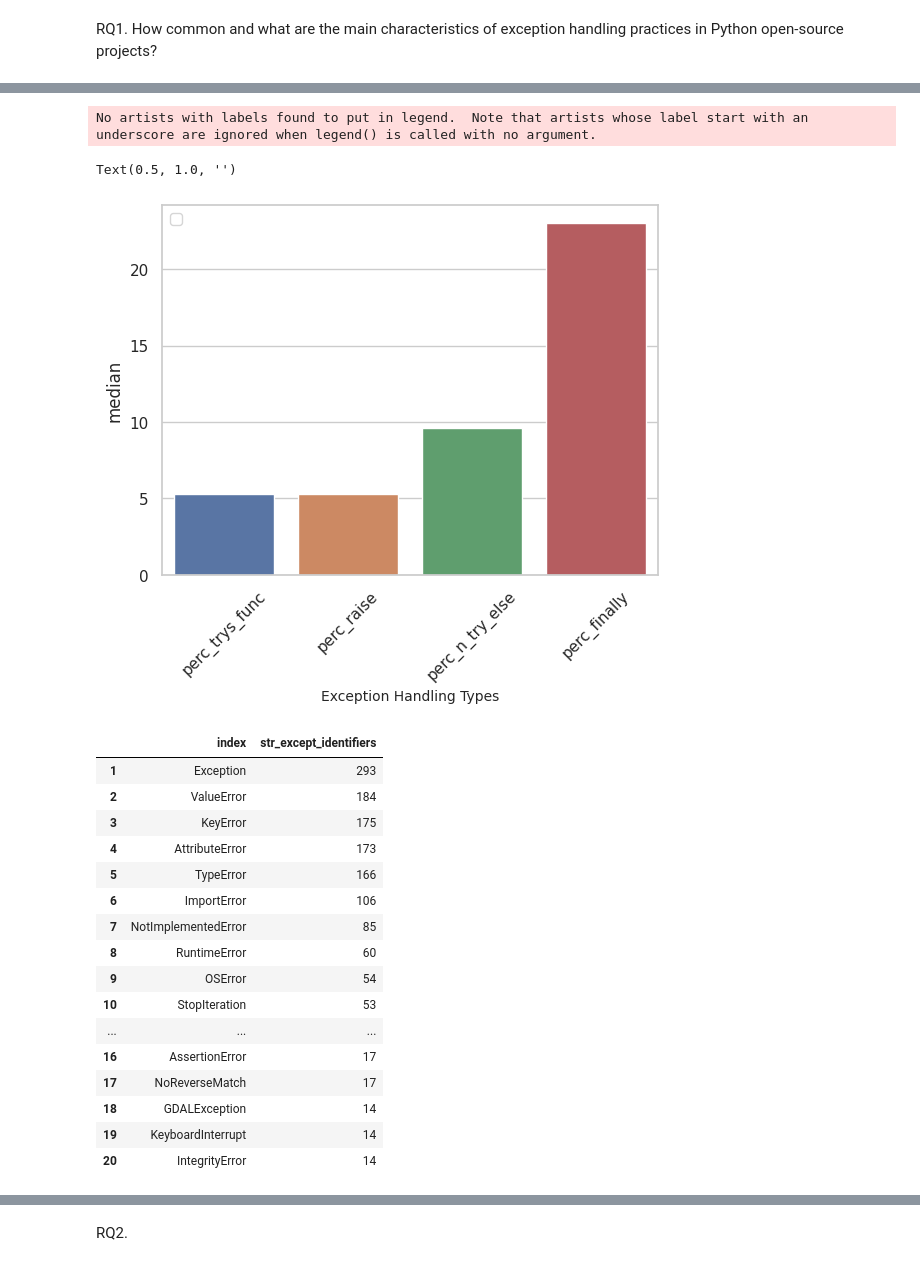
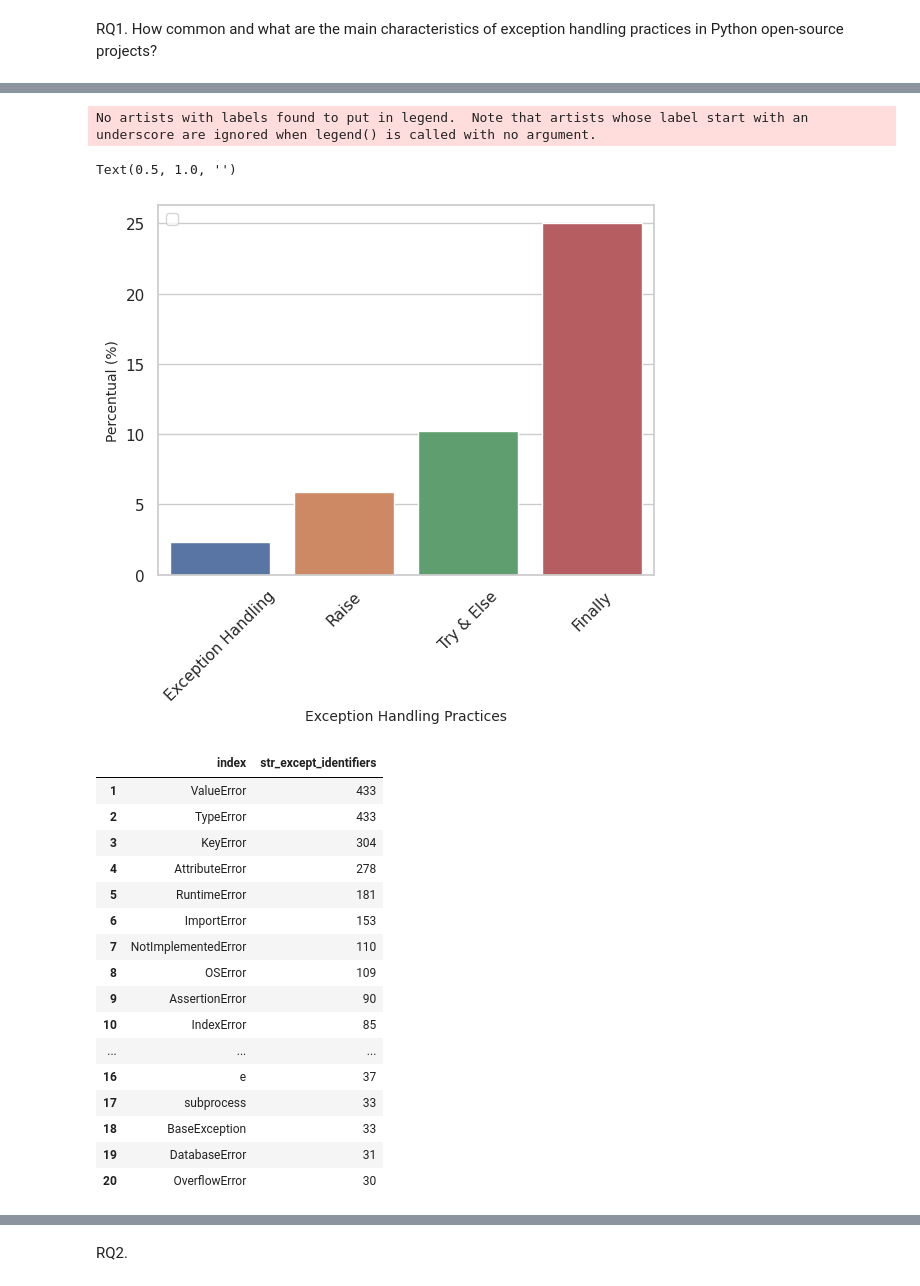
Before and after one commit to r4phael/exception-miner-multi, a Jupyter notebook: notebooks/eh_py_analysis.ipynb, the cells around one changed output, grey strips where cells are left out. Drawn from its saved outputs; the diff is of its cells as text; code cells hidden in the pictures.

```diff
--- a/notebooks/eh_py_analysis.ipynb
+++ b/notebooks/eh_py_analysis.ipynb
@@ -288,0 +278,6 @@ Name: str_except_identifiers, Length: 147, dtype: int64
+# %%
+df_rq1 = df.agg({'function': ['count'], 'n_try_except_uni': ['sum'], 'n_raise_uni': ['sum'], 'n_finally_uni': ['sum'], 'n_try_else_uni': ['sum'] })
+df_rq1 = df_rq1.max().to_frame().T
+
+#df_rq1 = df.groupby('project').agg({'function': ['count'], 'n_try_except_uni': ['sum'], 'n_raise_uni': ['sum'], 'n_finally_uni': ['sum'], 'n_try_else_uni': ['sum'] }).reset_index()
+#df_rq1.columns = list(map(''.join, df_rq1.columns.values))
@@ -288,0 +289,10 @@ Name: str_except_identifiers, Length: 147, dtype: int64
+# %%
+cols = ['n_finally_uni', 'n_try_else_uni']
+
+df_rq1['perc_n_try_except_uni'] = (df_rq1['n_try_except_uni']/ df_rq1['function']) * 100
+df_rq1['perc_n_raise_uni'] = (df_rq1['n_raise_uni']/ df_rq1['function']) * 100
+
+for col in cols:
+     df_rq1['perc_'+col]= (df_rq1[col]/ df_rq1['n_try_except_uni']) * 100
+
+df_rq1
@@ -315,0 +311,5 @@ df_total
+# %%
+df_total = df_rq1.loc[:, ["perc_n_try_except_uni", "perc_n_raise_uni", "perc_n_try_else_uni", "perc_n_finally_uni"]]
+# %%
+df_total.columns = ['Exception Handling', 'Raise', 'Try & Else', 'Finally']
+df_total
@@ -325,15 +328,15 @@ df_total
 # %%
 import seaborn as sns
 sns.set_theme(style="whitegrid")
 
-sns.barplot(data=df_total, x="index", y="median")
-#plt.ylabel("Number of Commits", fontsize= 10)
-plt.xlabel("Exception Handling Types", fontsize= 10)
+sns.barplot(data=df_total, x="index", y=0)
+plt.ylabel("Percentual (%)", fontsize= 10)
+plt.xlabel("Exception Handling Practices", fontsize= 10)
 plt.tick_params(axis='x', rotation=45)
 plt.legend(loc="best", ncol=3)
 plt.title("", fontsize= 15)
 # %% [output]
 No artists with labels found to put in legend.  Note that artists whose label start with an underscore are ignored when legend() is called with no argument.
 Text(0.5, 1.0, '')
-[figure, old version]
+[figure, new version]
 # %%
@@ -343,23 +346,23 @@ df_types = df_types[1:]
 # %%
-df_types.head(20)
+df_except_types.head(20)
 # %% [output]
 |  | index | str_except_identifiers |
-| 1 | Exception | 293 |
-| 2 | ValueError | 184 |
-| 3 | KeyError | 175 |
-| 4 | AttributeError | 173 |
-| 5 | TypeError | 166 |
-| 6 | ImportError | 106 |
-| 7 | NotImplementedError | 85 |
-| 8 | RuntimeError | 60 |
-| 9 | OSError | 54 |
-| 10 | StopIteration | 53 |
+| 1 | ValueError | 433 |
+| 2 | TypeError | 433 |
+| 3 | KeyError | 304 |
+| 4 | AttributeError | 278 |
+| 5 | RuntimeError | 181 |
+| 6 | ImportError | 153 |
+| 7 | NotImplementedError | 110 |
+| 8 | OSError | 109 |
+| 9 | AssertionError | 90 |
+| 10 | IndexError | 85 |
 | ... | ... | ... |
-| 16 | AssertionError | 17 |
-| 17 | NoReverseMatch | 17 |
-| 18 | GDALException | 14 |
-| 19 | KeyboardInterrupt | 14 |
-| 20 | IntegrityError | 14 |
+| 16 | e | 37 |
+| 17 | subprocess | 33 |
+| 18 | BaseException | 33 |
+| 19 | DatabaseError | 31 |
+| 20 | OverflowError | 30 |
 # %%
 sns.set_theme(style="whitegrid")
 
```
Also changed, not shown: parts of 43 cells of this notebook, 3 other files.
